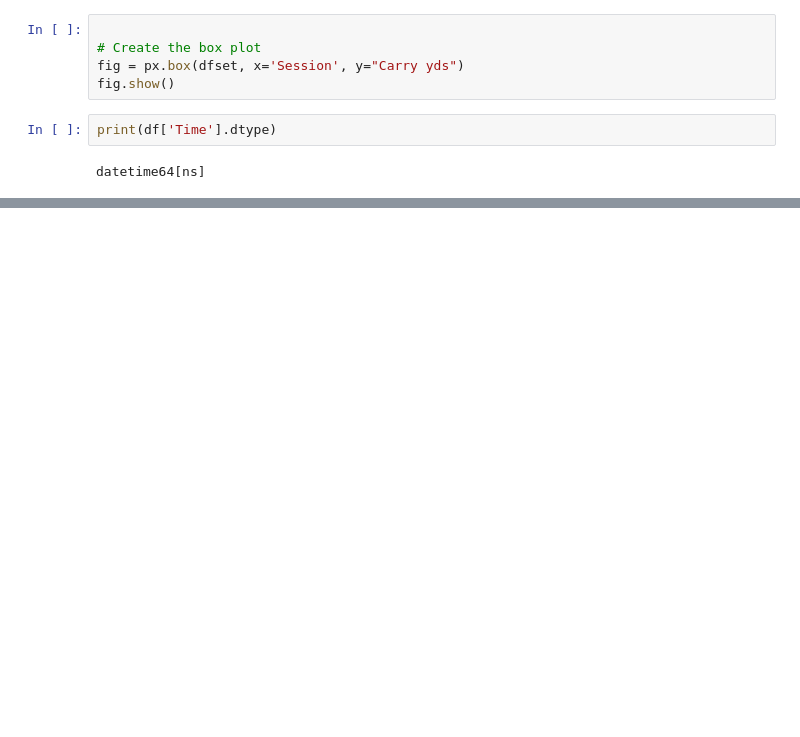
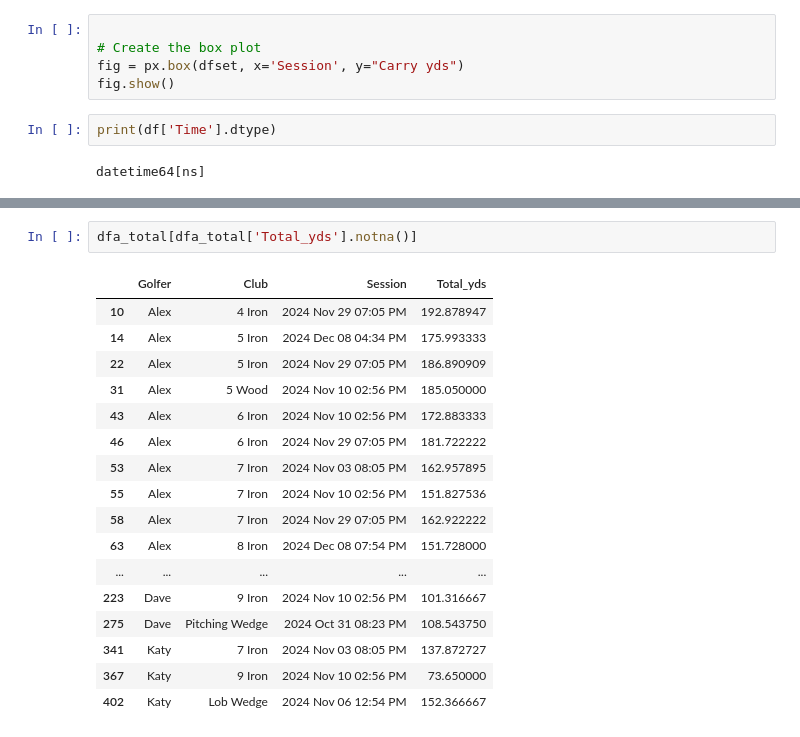
Before and after one commit to dmombo/GolfStats, a Jupyter notebook: Golf test.ipynb, the cells around one changed output, grey strips where cells are left out. Saved outputs shown, nothing was run; the diff lists cells and outputs as text; blank space fills up the shorter version.

```diff
--- a/Golf test.ipynb
+++ b/Golf test.ipynb
@@ -169,0 +813,20 @@ datetime64[ns]
+# %%
+dfa_total[dfa_total['Total_yds'].notna()]
+# %% [output]
+|  | Golfer | Club | Session | Total_yds |
+| 10 | Alex | 4 Iron | 2024 Nov 29 07:05 PM | 192.878947 |
+| 14 | Alex | 5 Iron | 2024 Dec 08 04:34 PM | 175.993333 |
+| 22 | Alex | 5 Iron | 2024 Nov 29 07:05 PM | 186.890909 |
+| 31 | Alex | 5 Wood | 2024 Nov 10 02:56 PM | 185.050000 |
+| 43 | Alex | 6 Iron | 2024 Nov 10 02:56 PM | 172.883333 |
+| 46 | Alex | 6 Iron | 2024 Nov 29 07:05 PM | 181.722222 |
+| 53 | Alex | 7 Iron | 2024 Nov 03 08:05 PM | 162.957895 |
+| 55 | Alex | 7 Iron | 2024 Nov 10 02:56 PM | 151.827536 |
+| 58 | Alex | 7 Iron | 2024 Nov 29 07:05 PM | 162.922222 |
+| 63 | Alex | 8 Iron | 2024 Dec 08 07:54 PM | 151.728000 |
+| ... | ... | ... | ... | ... |
+| 223 | Dave | 9 Iron | 2024 Nov 10 02:56 PM | 101.316667 |
+| 275 | Dave | Pitching Wedge | 2024 Oct 31 08:23 PM | 108.543750 |
+| 341 | Katy | 7 Iron | 2024 Nov 03 08:05 PM | 137.872727 |
+| 367 | Katy | 9 Iron | 2024 Nov 10 02:56 PM | 73.650000 |
+| 402 | Katy | Lob Wedge | 2024 Nov 06 12:54 PM | 152.366667 |
```
Also changed, not shown: parts of 16 cells of this notebook, 3 other files.
